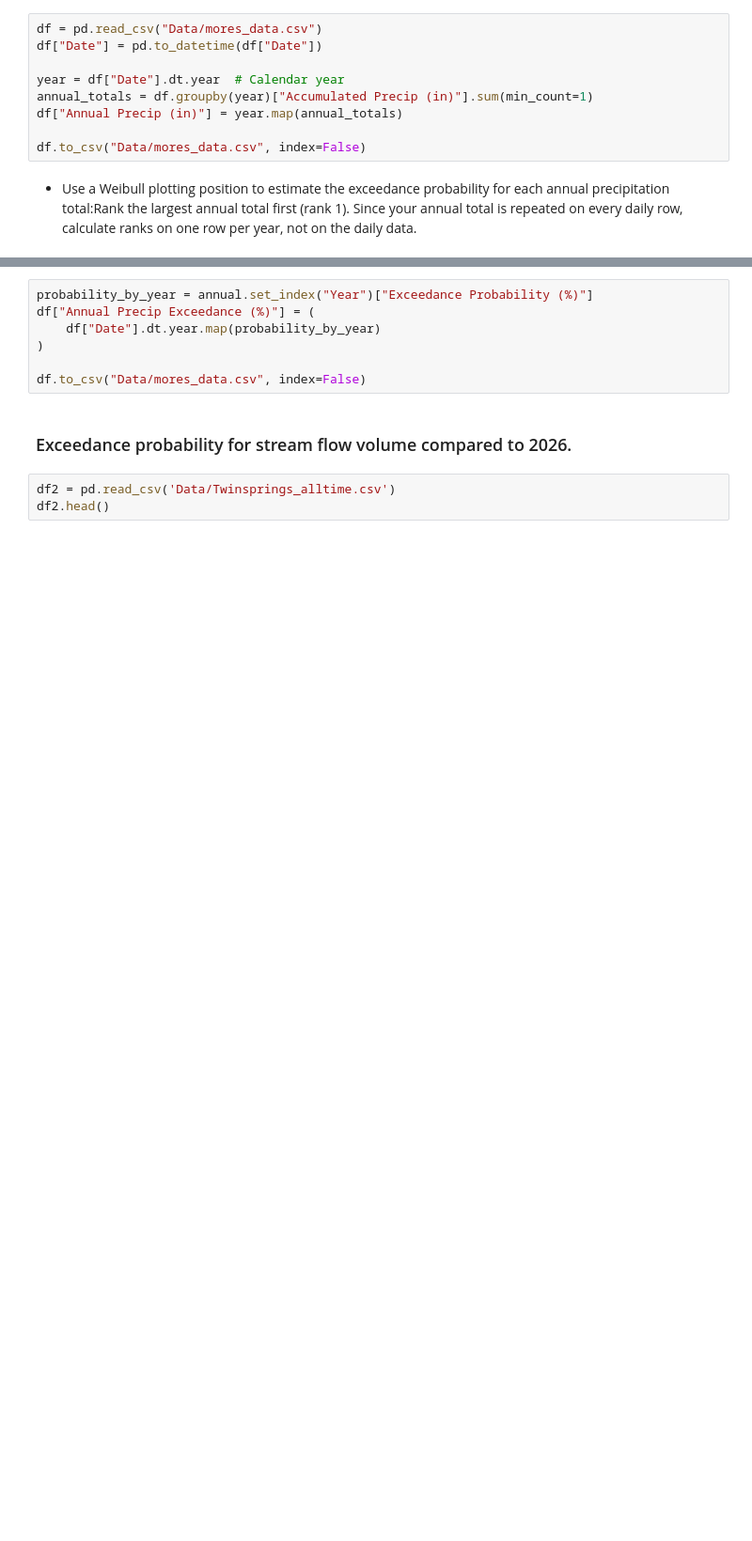
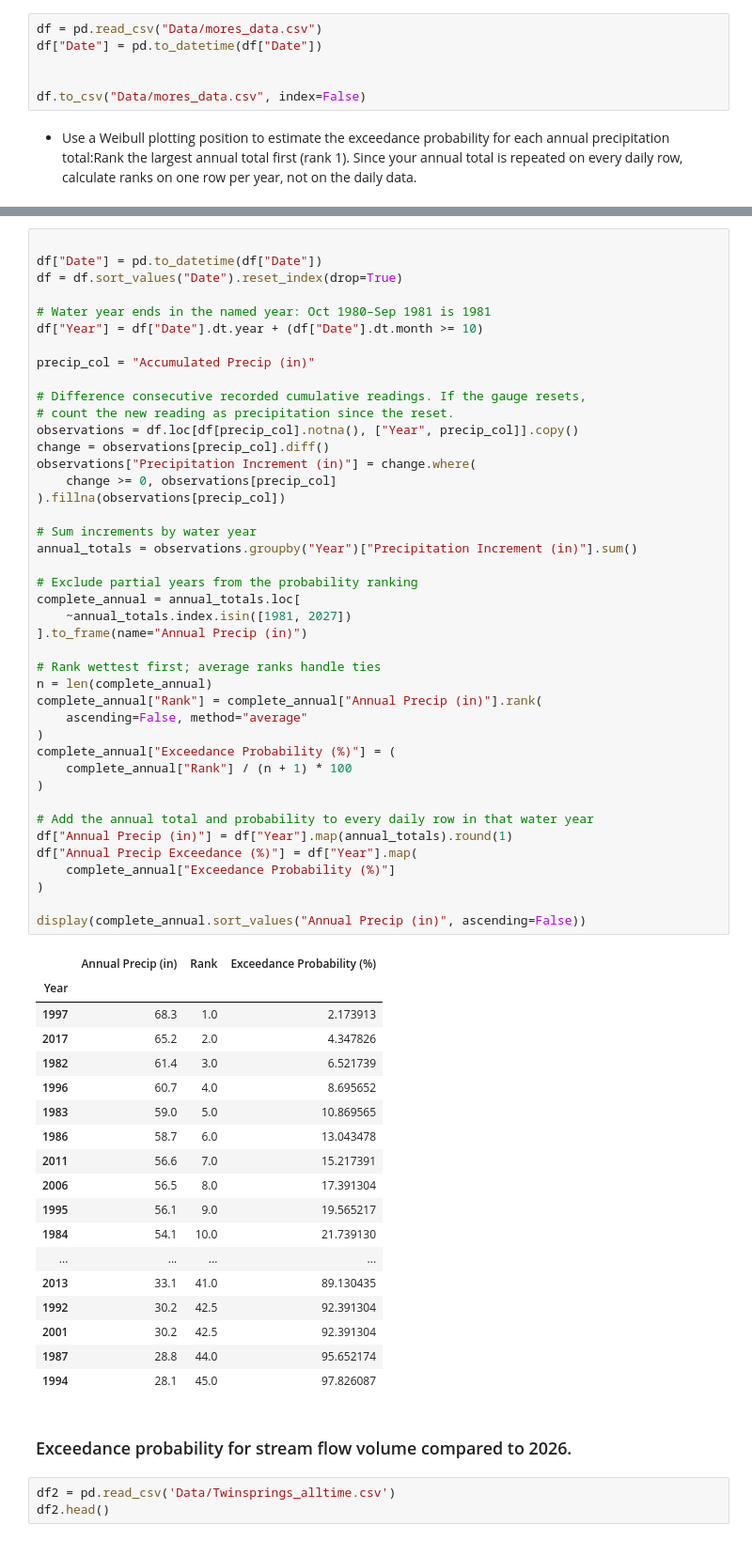
Before and after one commit to bgaffne/Thesis-Snow-Drought, a Jupyter notebook: Exceedance_prob.ipynb, the cells around one changed output, grey strips where cells are left out. Shown at 94% size. Cells and saved outputs as stored; diff of their text form; blank space fills up the shorter version.

```diff
--- a/Exceedance_prob.ipynb
+++ b/Exceedance_prob.ipynb
@@ -20,9 +20,6 @@ df.head()
 df = pd.read_csv("Data/mores_data.csv")
 df["Date"] = pd.to_datetime(df["Date"])
 
-year = df["Date"].dt.year  # Calendar year
-annual_totals = df.groupby(year)["Accumulated Precip (in)"].sum(min_count=1)
-df["Annual Precip (in)"] = year.map(annual_totals)
 
 df.to_csv("Data/mores_data.csv", index=False)
 # %% [markdown]
@@ -77,10 +27,64 @@ display(exceedance_precip_annual)
-# %%
-probability_by_year = annual.set_index("Year")["Exceedance Probability (%)"]
-df["Annual Precip Exceedance (%)"] = (
-    df["Date"].dt.year.map(probability_by_year)
-)
-
-df.to_csv("Data/mores_data.csv", index=False)
+# %%
+
+df["Date"] = pd.to_datetime(df["Date"])
+df = df.sort_values("Date").reset_index(drop=True)
+
+# Water year ends in the named year: Oct 1980–Sep 1981 is 1981
+df["Year"] = df["Date"].dt.year + (df["Date"].dt.month >= 10)
+
+precip_col = "Accumulated Precip (in)"
+
+# Difference consecutive recorded cumulative readings. If the gauge resets,
+# count the new reading as precipitation since the reset.
+observations = df.loc[df[precip_col].notna(), ["Year", precip_col]].copy()
+change = observations[precip_col].diff()
+observations["Precipitation Increment (in)"] = change.where(
+    change >= 0, observations[precip_col]
+).fillna(observations[precip_col])
+
+# Sum increments by water year
+annual_totals = observations.groupby("Year")["Precipitation Increment (in)"].sum()
+
+# Exclude partial years from the probability ranking
+complete_annual = annual_totals.loc[
+    ~annual_totals.index.isin([1981, 2027])
+].to_frame(name="Annual Precip (in)")
+
+# Rank wettest first; average ranks handle ties
+n = len(complete_annual)
+complete_annual["Rank"] = complete_annual["Annual Precip (in)"].rank(
+    ascending=False, method="average"
+)
+complete_annual["Exceedance Probability (%)"] = (
+    complete_annual["Rank"] / (n + 1) * 100
+)
+
+# Add the annual total and probability to every daily row in that water year
+df["Annual Precip (in)"] = df["Year"].map(annual_totals).round(1)
+df["Annual Precip Exceedance (%)"] = df["Year"].map(
+    complete_annual["Exceedance Probability (%)"]
+)
+
+display(complete_annual.sort_values("Annual Precip (in)", ascending=False))
+# %% [output]
+|  | Annual Precip (in) | Rank | Exceedance Probability (%) |
+| Year |  |  |  |
+| 1997 | 68.3 | 1.0 | 2.173913 |
+| 2017 | 65.2 | 2.0 | 4.347826 |
+| 1982 | 61.4 | 3.0 | 6.521739 |
+| 1996 | 60.7 | 4.0 | 8.695652 |
+| 1983 | 59.0 | 5.0 | 10.869565 |
+| 1986 | 58.7 | 6.0 | 13.043478 |
+| 2011 | 56.6 | 7.0 | 15.217391 |
+| 2006 | 56.5 | 8.0 | 17.391304 |
+| 1995 | 56.1 | 9.0 | 19.565217 |
+| 1984 | 54.1 | 10.0 | 21.739130 |
+| ... | ... | ... | ... |
+| 2013 | 33.1 | 41.0 | 89.130435 |
+| 1992 | 30.2 | 42.5 | 92.391304 |
+| 2001 | 30.2 | 42.5 | 92.391304 |
+| 1987 | 28.8 | 44.0 | 95.652174 |
+| 1994 | 28.1 | 45.0 | 97.826087 |
 # %% [markdown]
 ### Exceedance probability for stream flow volume compared to 2026.
 # %%
```
Also changed, not shown: parts of 2 cells of this notebook.
